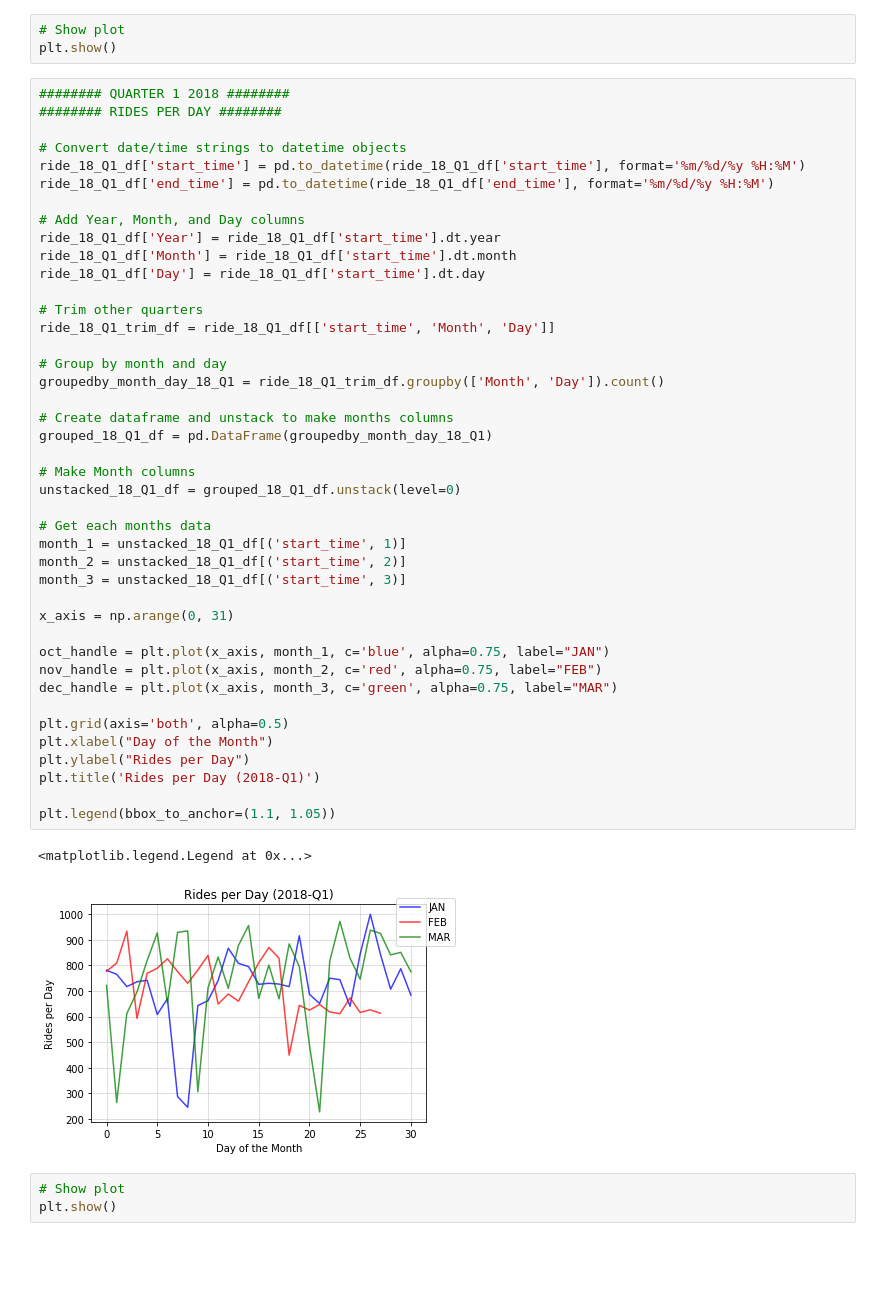
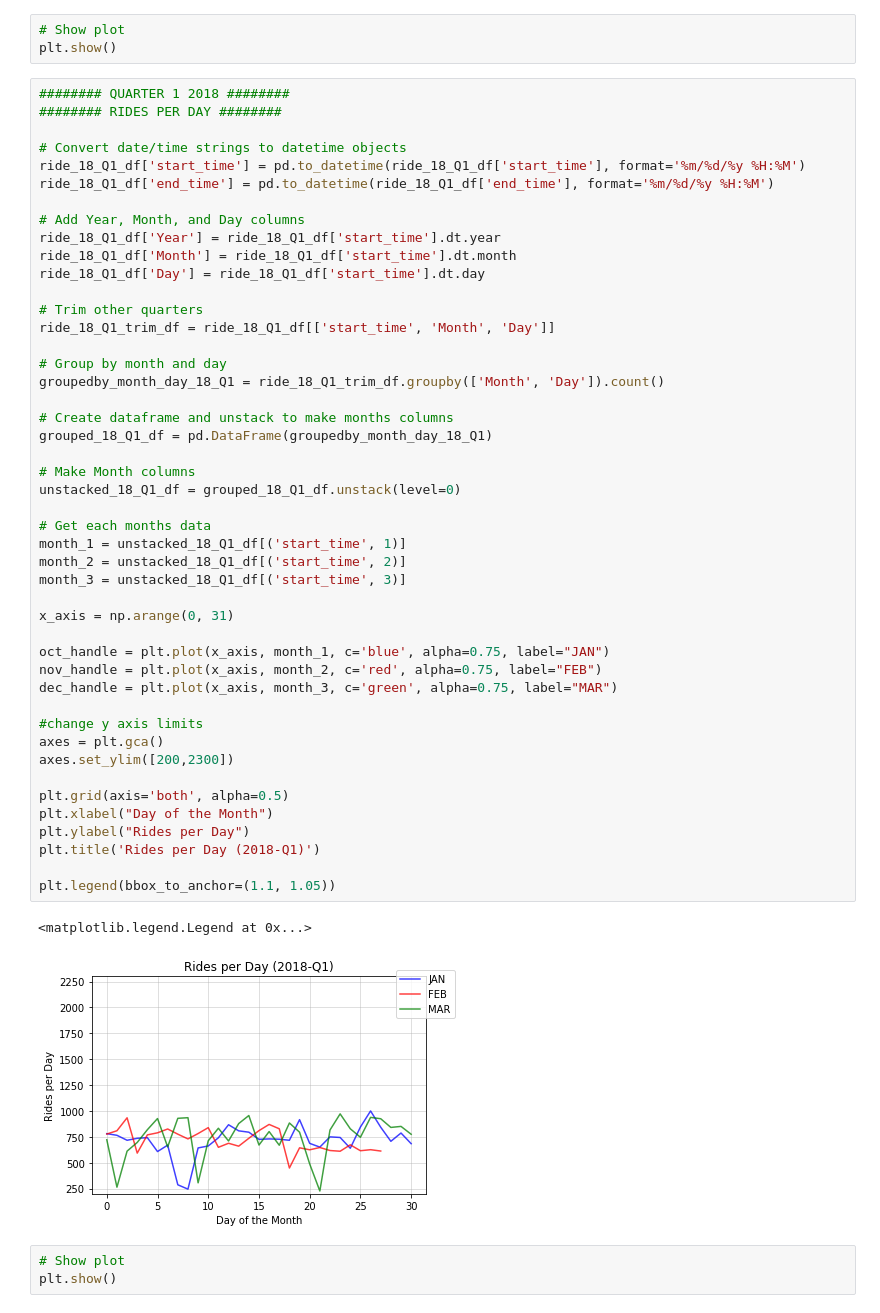
Before and after one commit to sqweets/Project1-LA-Bike_Share, a Jupyter notebook: Project_One_RidesPerDayAndMonth.ipynb, the cells around one changed output. Saved outputs shown, nothing was run; the diff lists cells and outputs as text; blank space fills up the shorter version.

```diff
--- a/Project_One_RidesPerDayAndMonth.ipynb
+++ b/Project_One_RidesPerDayAndMonth.ipynb
@@ -369,34 +383,38 @@ ride_18_Q1_df['Day'] = ride_18_Q1_df['start_time'].dt.day
 ride_18_Q1_trim_df = ride_18_Q1_df[['start_time', 'Month', 'Day']]
 
 # Group by month and day
 groupedby_month_day_18_Q1 = ride_18_Q1_trim_df.groupby(['Month', 'Day']).count()
 
 # Create dataframe and unstack to make months columns
 grouped_18_Q1_df = pd.DataFrame(groupedby_month_day_18_Q1)
 
 # Make Month columns
 unstacked_18_Q1_df = grouped_18_Q1_df.unstack(level=0)
 
 # Get each months data
 month_1 = unstacked_18_Q1_df[('start_time', 1)]
 month_2 = unstacked_18_Q1_df[('start_time', 2)]
 month_3 = unstacked_18_Q1_df[('start_time', 3)]
 
 x_axis = np.arange(0, 31)
 
 oct_handle = plt.plot(x_axis, month_1, c='blue', alpha=0.75, label="JAN")
 nov_handle = plt.plot(x_axis, month_2, c='red', alpha=0.75, label="FEB")
 dec_handle = plt.plot(x_axis, month_3, c='green', alpha=0.75, label="MAR")
 
+#change y axis limits
+axes = plt.gca()
+axes.set_ylim([200,2300])
+
 plt.grid(axis='both', alpha=0.5)
 plt.xlabel("Day of the Month")
 plt.ylabel("Rides per Day")
 plt.title('Rides per Day (2018-Q1)')
 
 plt.legend(bbox_to_anchor=(1.1, 1.05))
 # %% [output]
 <matplotlib.legend.Legend at 0x...>
-[figure, old version]
+[figure, new version]
 # %%
 # Show plot
 plt.show()
```
Also changed, not shown: parts of 4 cells of this notebook.
